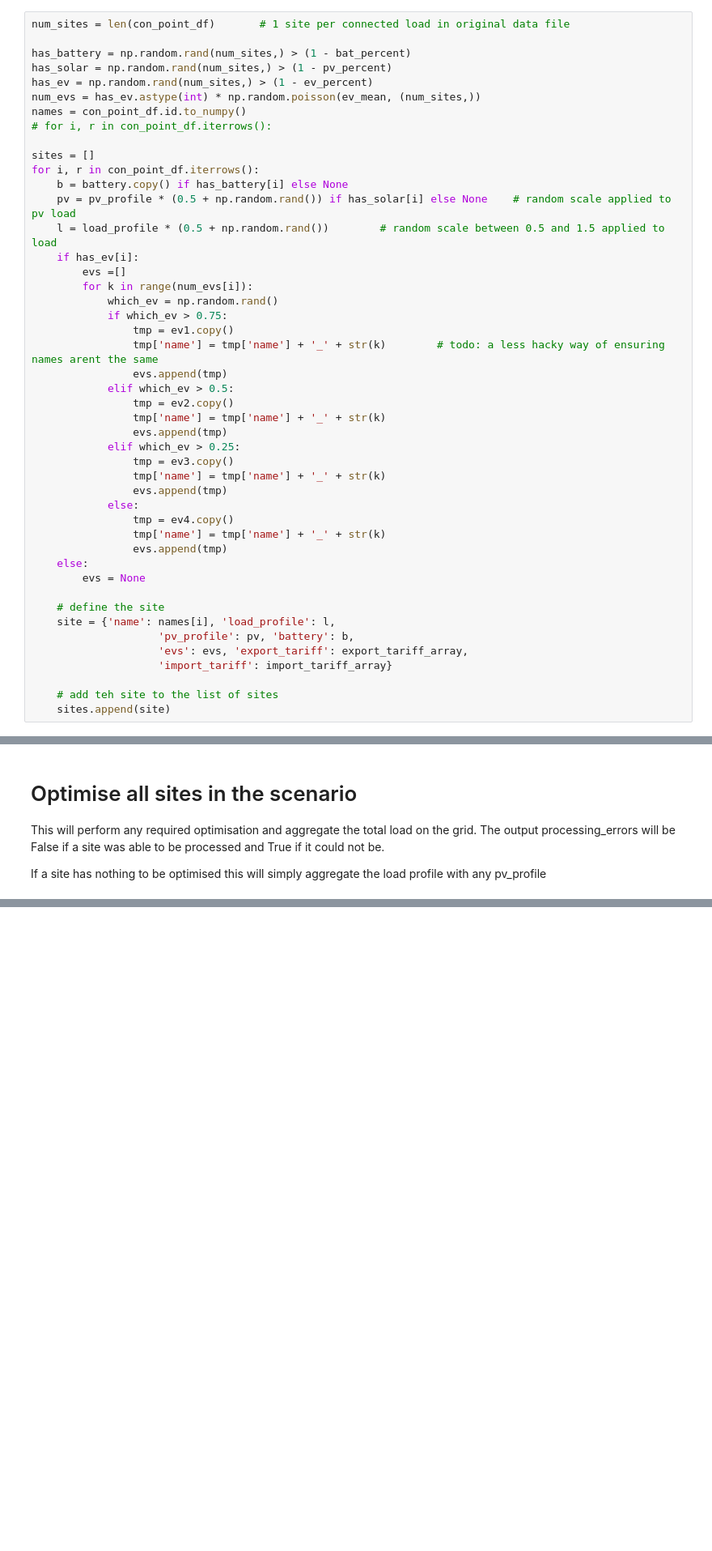
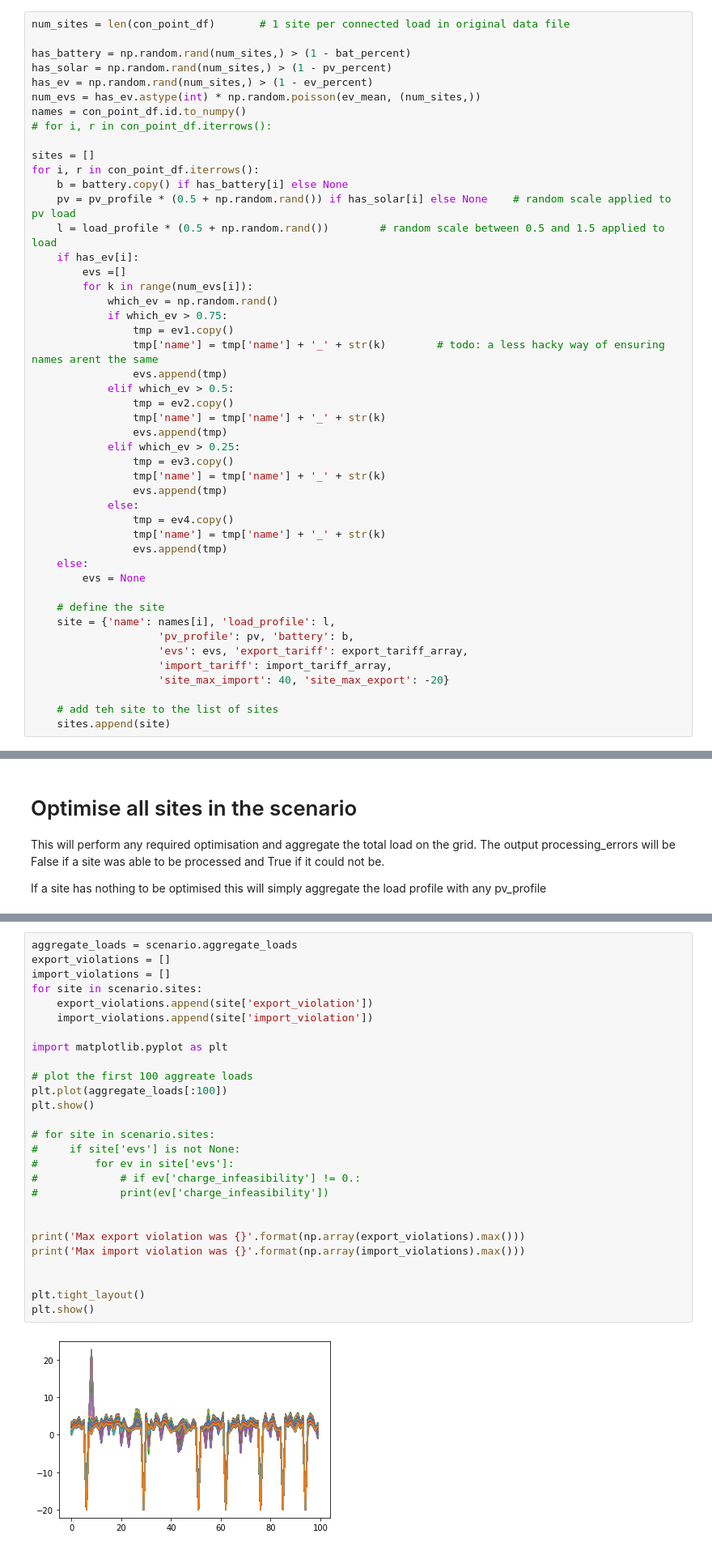
Before and after one commit to bsgip/echo, a Jupyter notebook: scripts/scenario_example.ipynb, the cells around one changed output, grey strips where cells are left out. Shown: that part at 81% size. Drawn from its saved outputs; the diff is of its cells as text; blank space fills up the shorter version.

Commit message:
finished some final checks for energy optimisation of scenario

```diff
--- a/scripts/scenario_example.ipynb
+++ b/scripts/scenario_example.ipynb
@@ -145,7 +149,8 @@ for i, r in con_point_df.iterrows():
     site = {'name': names[i], 'load_profile': l,
                     'pv_profile': pv, 'battery': b,
                     'evs': evs, 'export_tariff': export_tariff_array,
-                    'import_tariff': import_tariff_array}
+                    'import_tariff': import_tariff_array,
+                    'site_max_import': 40, 'site_max_export': -20}
 
     # add teh site to the list of sites
     sites.append(site)
@@ -176,0 +187,29 @@ Number of sites failed to be processed was  0
+# %%
+aggregate_loads = scenario.aggregate_loads
+export_violations = []
+import_violations = []
+for site in scenario.sites:
+    export_violations.append(site['export_violation'])
+    import_violations.append(site['import_violation'])
+
+import matplotlib.pyplot as plt
+
+# plot the first 100 aggreate loads
+plt.plot(aggregate_loads[:100])
+plt.show()
+
+# for site in scenario.sites:
+#     if site['evs'] is not None:
+#         for ev in site['evs']:
+#             # if ev['charge_infeasibility'] != 0.:
+#             print(ev['charge_infeasibility'])
+
+
+print('Max export violation was {}'.format(np.array(export_violations).max()))
+print('Max import violation was {}'.format(np.array(import_violations).max()))
+
+
+plt.tight_layout()
+plt.show()
+# %% [output]
+[figure, added]
```
Also changed, not shown: parts of 7 cells of this notebook, 1 other file.
